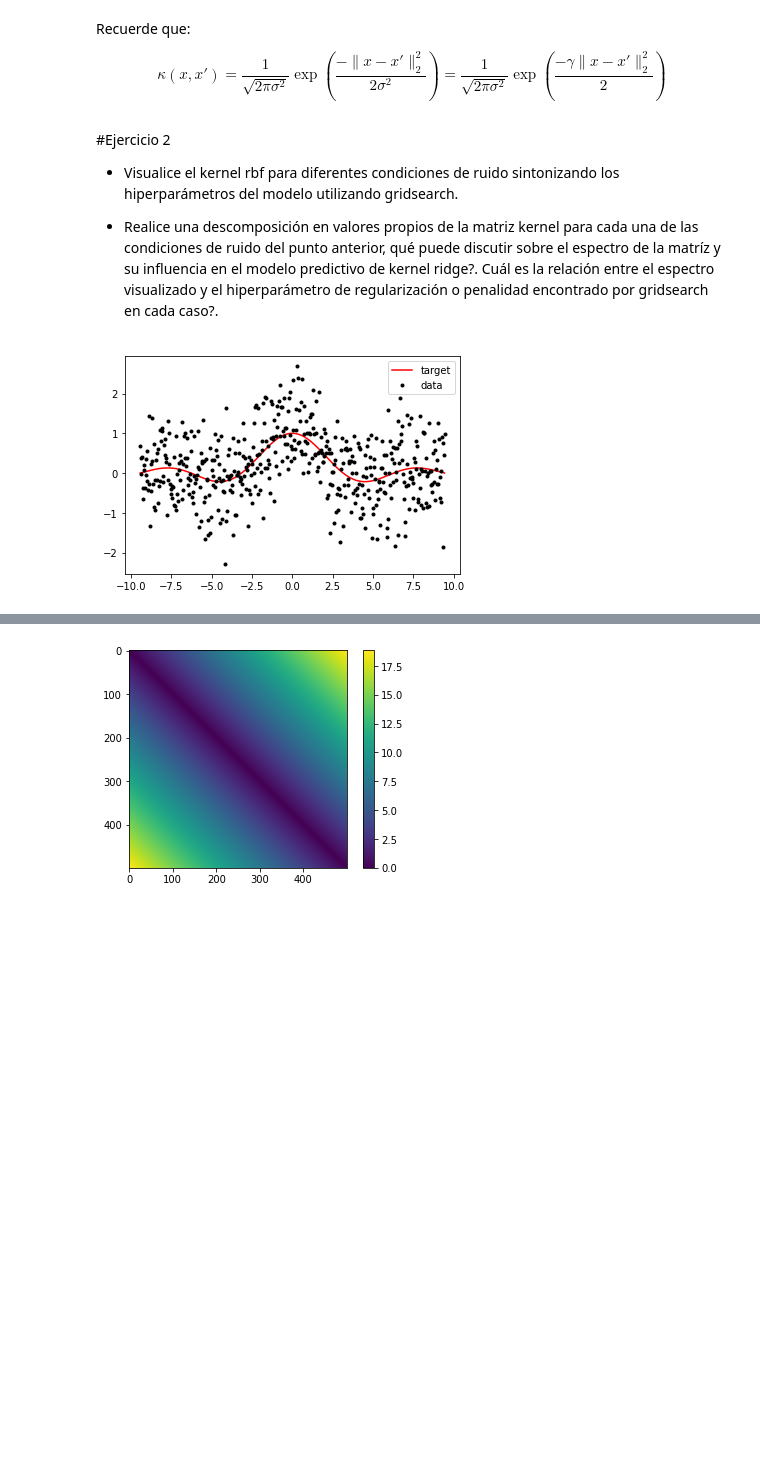
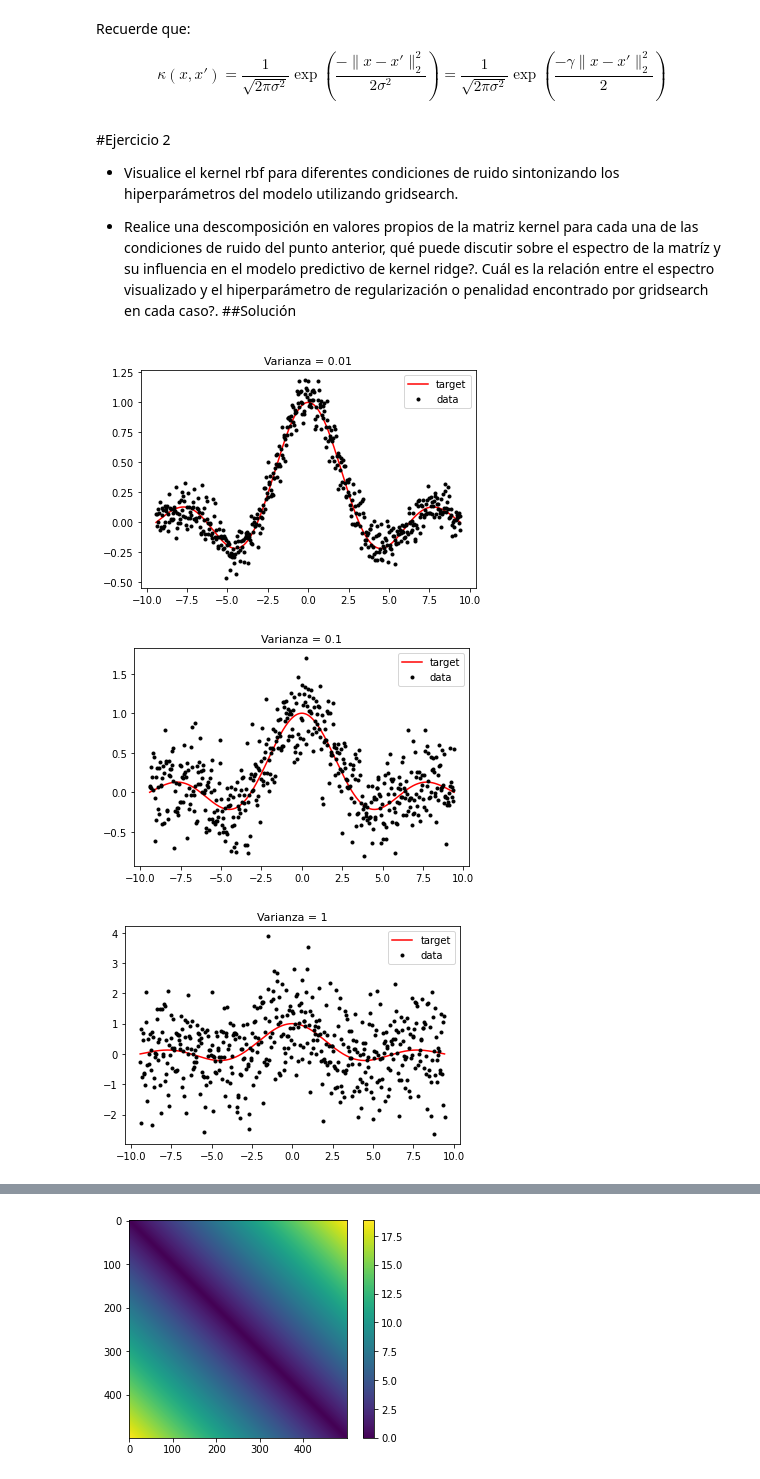
Before and after one commit to danpamplona/TareasMineria, a Jupyter notebook: Ejercicio_3.ipynb, the cells around one changed output, grey strips where cells are left out. Cells and saved outputs as stored; diff of their text form; code cells hidden in the pictures; blank space fills up the shorter version.

```diff
--- a/Ejercicio_3.ipynb
+++ b/Ejercicio_3.ipynb
@@ -228,20 +230,32 @@ Recuerde que:
 - Visualice el kernel rbf para diferentes condiciones de ruido sintonizando los hiperparámetros del modelo utilizando gridsearch.
 
 - Realice una descomposición en valores propios de la matriz kernel para cada una de las condiciones de ruido del punto anterior, qué puede discutir sobre el espectro de la matríz y su influencia en el modelo predictivo de kernel ridge?. Cuál es la relación entre el espectro visualizado y el hiperparámetro de regularización o penalidad encontrado por gridsearch en cada caso?.
+##Solución
 # %%
-N = 500 #número de muestras
-X = np.linspace(-3*np.pi,3*np.pi,N) #vector de entrada
-y = np.sinc(X/np.pi) #función sinc -> objetivo
-var = 0.5 #varianza del ruido
-mue = 0 #media del ruido
-noise = mue + np.sqrt(var)*np.random.randn(X.shape[0])#ruido blanco
-yn = y + noise #señal co ruido
-plt.plot(X,y,'r',label='target' )
-plt.plot(X,yn,'k.',label='data')
-plt.legend()
-plt.show()
+import numpy as np
+import matplotlib.pyplot as plt
+VarN_1 = [0.010, 0.1, 1]
+MeanN_1 = [0.0, 0.0, 0.0]
+N_1 = 500 #número de muestras
+yn_1 = np.zeros((len(VarN_1),N_1))
+X_1 = np.linspace(-3*np.pi,3*np.pi,N_1) #vector de entrada
+y_1 = np.sinc(X_1/np.pi) #función sinc -> objetivo
+
+
+for i in range(len(VarN_1)):
+  var_1 = VarN_1[i] #varianza del ruido
+  mue_1 = MeanN_1[i] #media del ruido
+  noise_1 = mue_1 + np.sqrt(var_1)*np.random.randn(X_1.shape[0])#ruido blanco
+  yn_1[i] = y_1 + noise_1 #señal co ruido
+  plt.plot(X_1,y_1,'r',label='target' )
+  plt.plot(X_1,yn_1[i],'k.',label='data')
+  plt.title('Varianza = ' +str(VarN_1[i]), size = 11)
+  plt.legend()
+  plt.show()
 # %% [output]
-[figure, old version]
+[figure, new version]
+[figure, added]
+[figure, added]
 # %%
 Xdata = X.reshape(-1,1) #N=500, P= 1
 y = y.reshape(-1,1)
```
Also changed, not shown: parts of 13 cells of this notebook.
